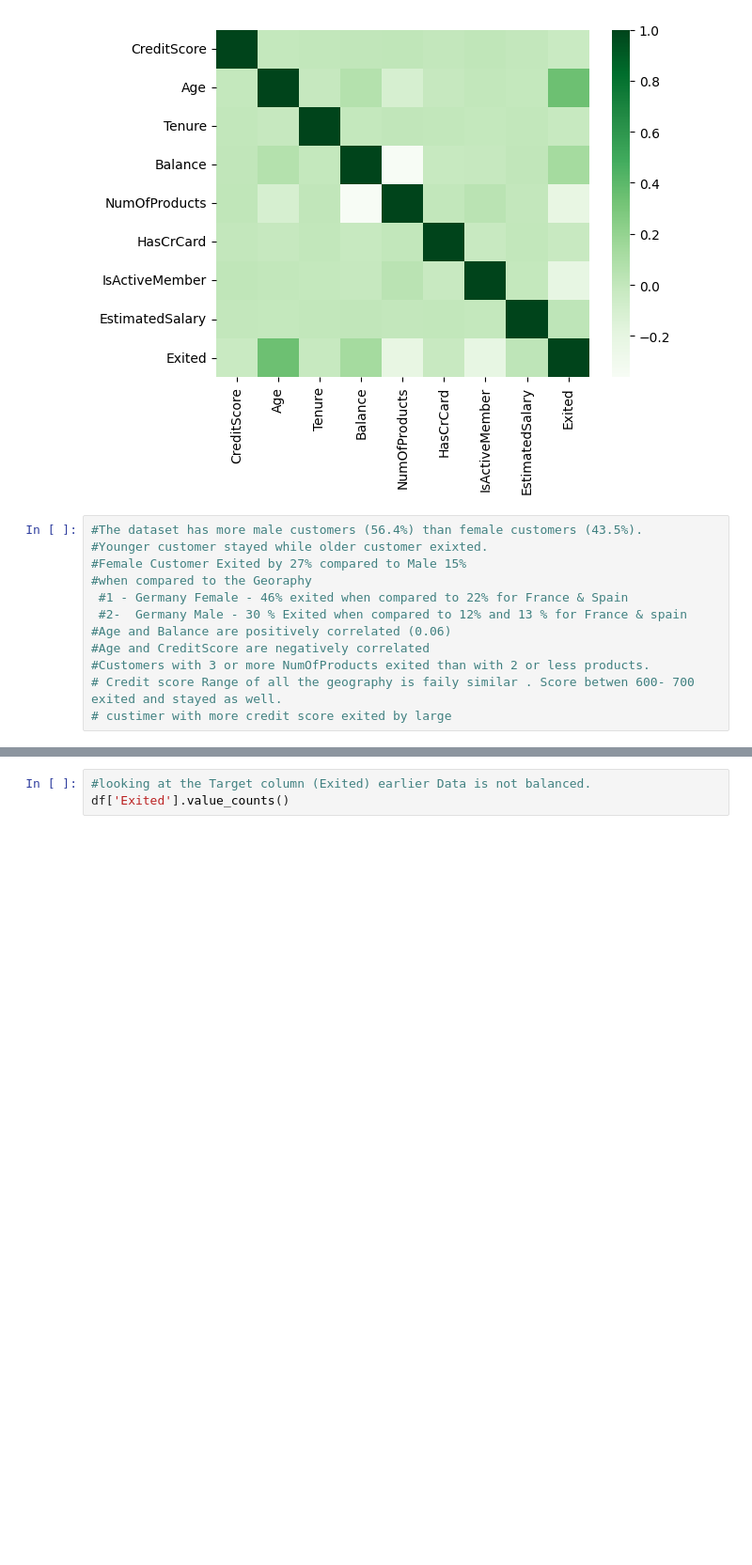
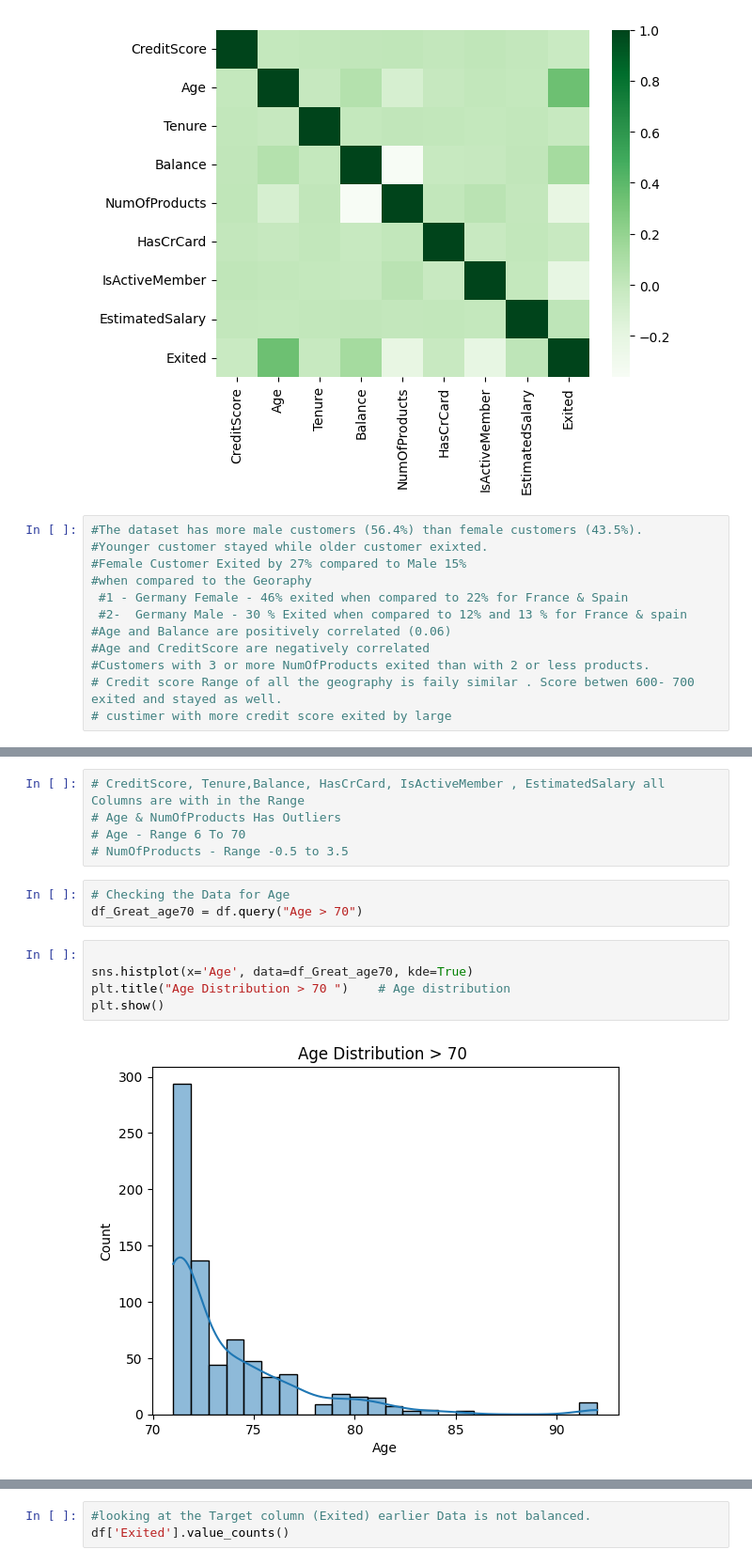
Before and after one commit to rajeevkmenon4u/Module20-Final_Capstone-EDA, a Jupyter notebook: Capstone_Bank_Chrun.ipynb, the cells around one changed output, grey strips where cells are left out. Shown at 94% size. Saved outputs shown, nothing was run; the diff lists cells and outputs as text; blank space fills up the shorter version.

```diff
--- a/Capstone_Bank_Chrun.ipynb
+++ b/Capstone_Bank_Chrun.ipynb
@@ -353,0 +391,15 @@ plt.show()
+# %%
+# CreditScore, Tenure,Balance, HasCrCard, IsActiveMember , EstimatedSalary all Columns are with in the Range
+# Age & NumOfProducts Has Outliers
+# Age - Range 6 To 70
+# NumOfProducts - Range -0.5 to 3.5
+# %%
+# Checking the Data for Age
+df_Great_age70 = df.query("Age > 70")
+# %%
+
+sns.histplot(x='Age', data=df_Great_age70, kde=True)
+plt.title("Age Distribution > 70 ")    # Age distribution
+plt.show()
+# %% [output]
+[figure, added]
```
Also changed, not shown: parts of 44 cells of this notebook.
